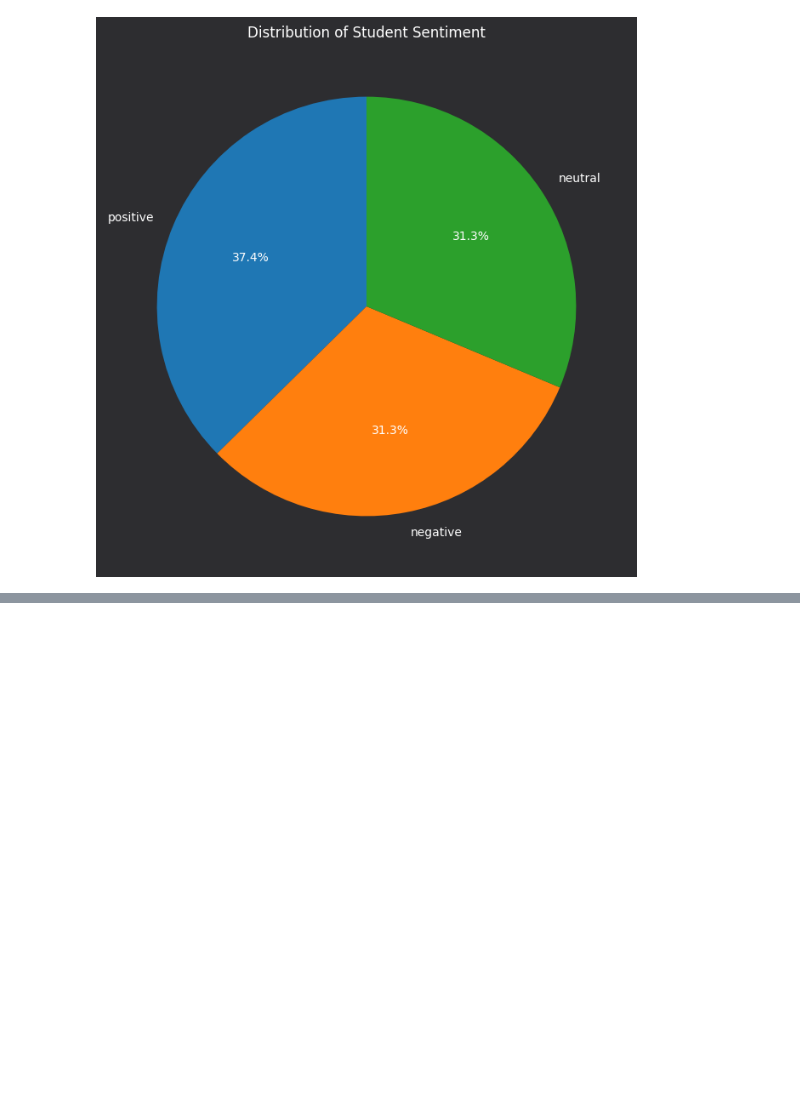
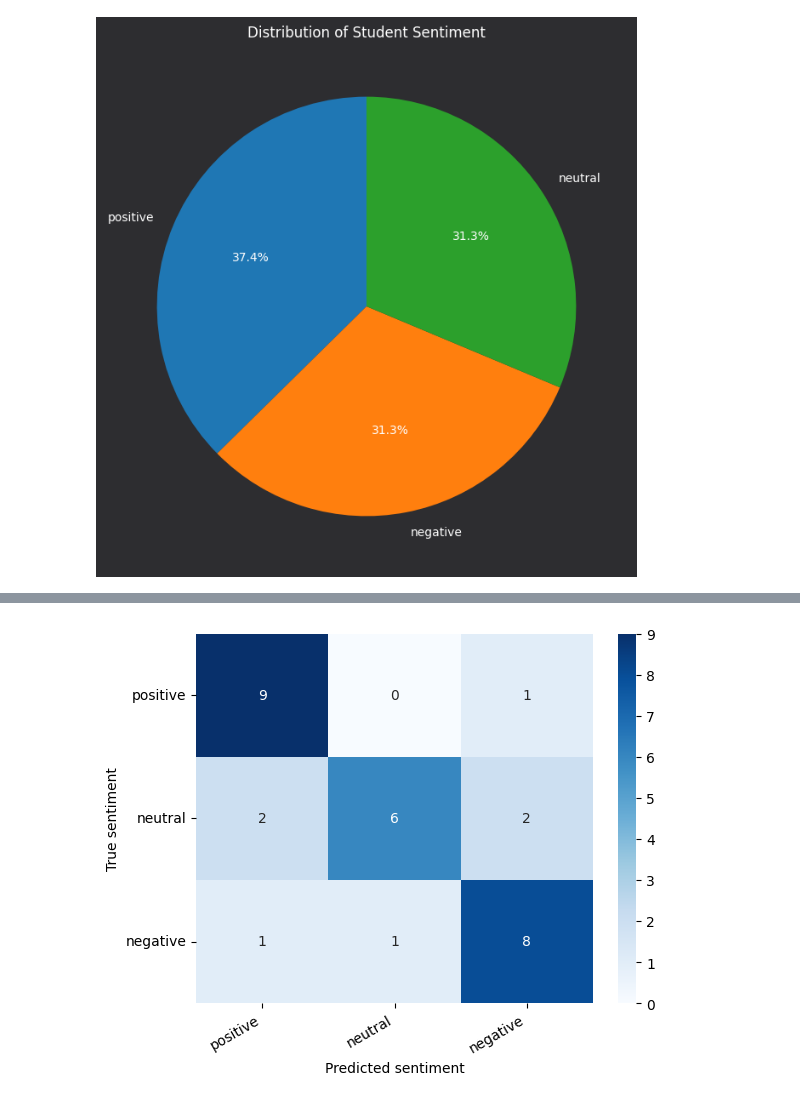
Before and after one commit to messi10tom/Fine-Tuning-BERT-for-Sentiment-Analysis, a Jupyter notebook: train_finetune.ipynb, the cells around one changed output, grey strips where cells are left out. Saved outputs shown, nothing was run; the diff lists cells and outputs as text; code cells hidden in the pictures; blank space fills up the shorter version.

Commit message:
Add sentiment analysis model and tokenizer, update requirements, and include test data

```diff
--- a/train_finetune.ipynb
+++ b/train_finetune.ipynb
@@ -72,0 +53,30 @@ tokenizer = BertTokenizer.from_pretrained('bert-base-uncased', do_lower_case=Tru
+# %%
+def predict_sentiment(text):
+    class_names = ['positive', 'neutral', 'negative']
+    # Tokenize the input text
+    inputs = tokenizer(text, return_tensors='pt', padding=True, truncation=True, max_length=512)
+
+    # Get model predictions
+    with torch.no_grad():
+        outputs = model(**inputs)
+
+    # Get the predicted label (0 or 1)
+    logits = outputs.logits
+    predicted_class = torch.argmax(logits, dim=-1).item()
+
+    # Map predicted class to sentiment label
+
+    sentiment = class_names[predicted_class]
+    return sentiment
+# %%
+def predict_sentiment_from_df(df):
+    df['predict'] = df['review_text'].apply(predict_sentiment)
+    return df
+# %%
+test_data = pd.read_csv('./test_data.csv')
+test_data = predict_sentiment_from_df(test_data)
+
+mapping = {'positive': 0, 'neutral': 1, 'negative': 2}
+# Apply the mapping to the entire DataFrame using applymap
+test_data[['sentiment', 'predict']] = test_data[['sentiment', 'predict']].applymap(mapping.get)
+test_data
@@ -72,0 +101,14 @@ tokenizer = BertTokenizer.from_pretrained('bert-base-uncased', do_lower_case=Tru
+# %%
+def show_confusion_matrix(confusion_matrix):
+    hmap = sns.heatmap(confusion_matrix, annot=True, fmt="d", cmap="Blues")
+    hmap.yaxis.set_ticklabels(hmap.yaxis.get_ticklabels(), rotation=0, ha='right')
+    hmap.xaxis.set_ticklabels(hmap.xaxis.get_ticklabels(), rotation=30, ha='right')
+    plt.ylabel('True sentiment')
+    plt.xlabel('Predicted sentiment');
+
+y_test, y_pred = test_data['sentiment'], test_data['predict']
+cm = confusion_matrix(y_test, y_pred)
+df_cm = pd.DataFrame(cm, index=mapping.keys(), columns=mapping.keys())
+show_confusion_matrix(df_cm)
+# %% [output]
+[figure, added]
```
Also changed, not shown: parts of 5 cells of this notebook, 10 other files.
